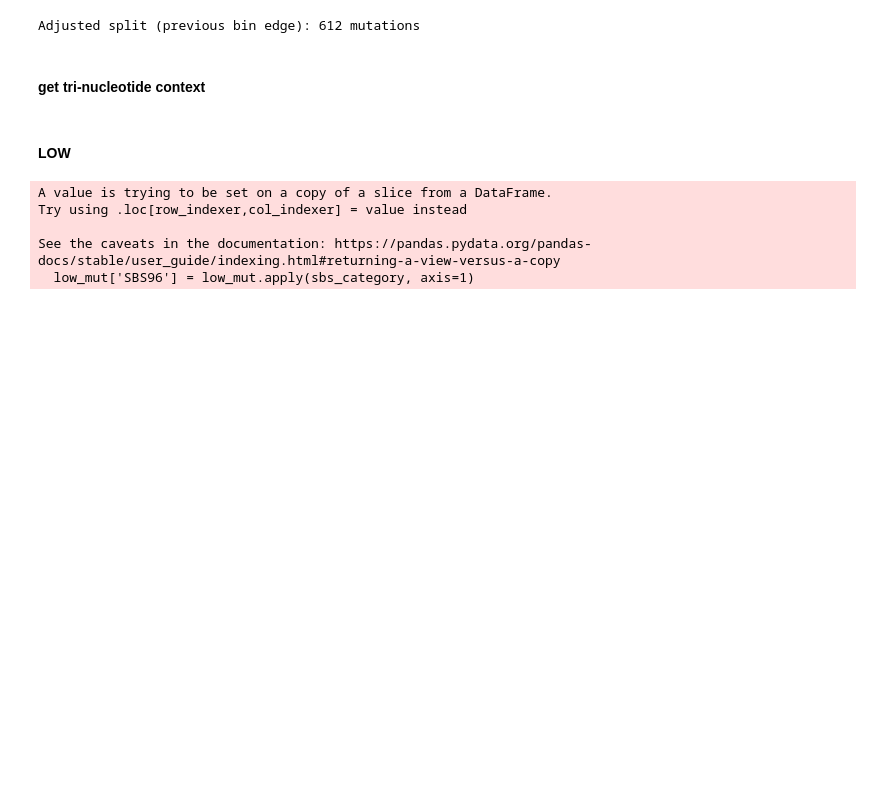
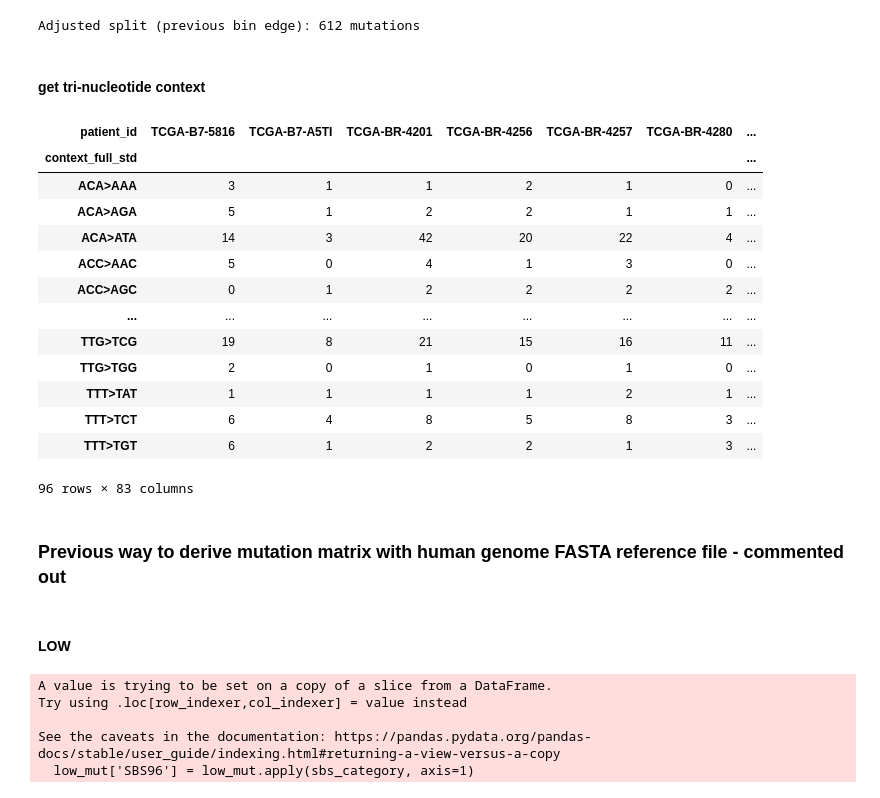
Before and after one commit to anl078/ECE204Repo, a Jupyter notebook: project3/proj3_SF.ipynb, the cells around one changed output. Drawn from its saved outputs; the diff is of its cells as text; code cells hidden in the pictures; blank space fills up the shorter version.

```diff
--- a/project3/proj3_SF.ipynb
+++ b/project3/proj3_SF.ipynb
@@ -144 +227,20 @@ Adjusted split (previous bin edge): 612 mutations
+# %%
+M_high
+# %% [output]
+| patient_id | TCGA-B7-5816 | TCGA-B7-A5TI | TCGA-BR-4201 | TCGA-BR-4256 | TCGA-BR-4257 | TCGA-BR-4280 | ... |
+| context_full_std |  |  |  |  |  |  | ... |
+| ACA>AAA | 3 | 1 | 1 | 2 | 1 | 0 | ... |
+| ACA>AGA | 5 | 1 | 2 | 2 | 1 | 1 | ... |
+| ACA>ATA | 14 | 3 | 42 | 20 | 22 | 4 | ... |
+| ACC>AAC | 5 | 0 | 4 | 1 | 3 | 0 | ... |
+| ACC>AGC | 0 | 1 | 2 | 2 | 2 | 2 | ... |
+| ... | ... | ... | ... | ... | ... | ... | ... |
+| TTG>TCG | 19 | 8 | 21 | 15 | 16 | 11 | ... |
+| TTG>TGG | 2 | 0 | 1 | 0 | 1 | 0 | ... |
+| TTT>TAT | 1 | 1 | 1 | 1 | 2 | 1 | ... |
+| TTT>TCT | 6 | 4 | 8 | 5 | 8 | 3 | ... |
+| TTT>TGT | 6 | 1 | 2 | 2 | 1 | 3 | ... |
+96 rows × 83 columns
+# %% [markdown]
+### Previous way to derive mutation matrix with human genome FASTA reference file - commented out
 # %%
```
Also changed, not shown: parts of 23 cells of this notebook.
